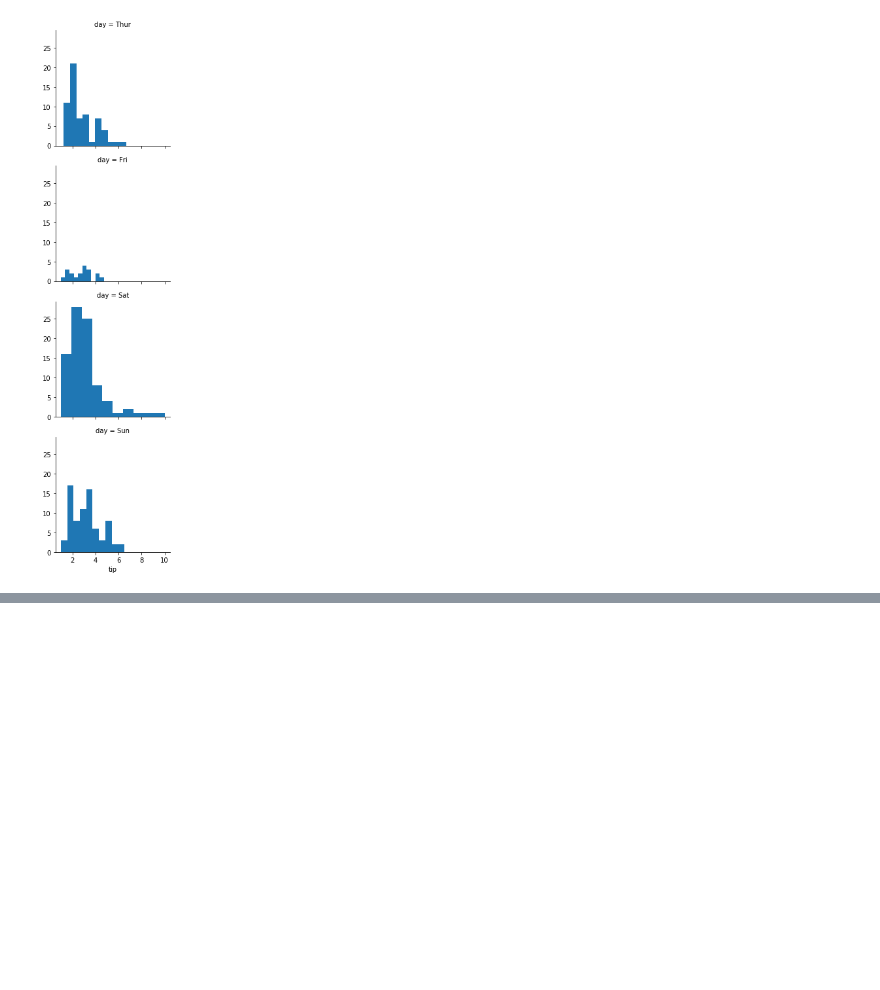
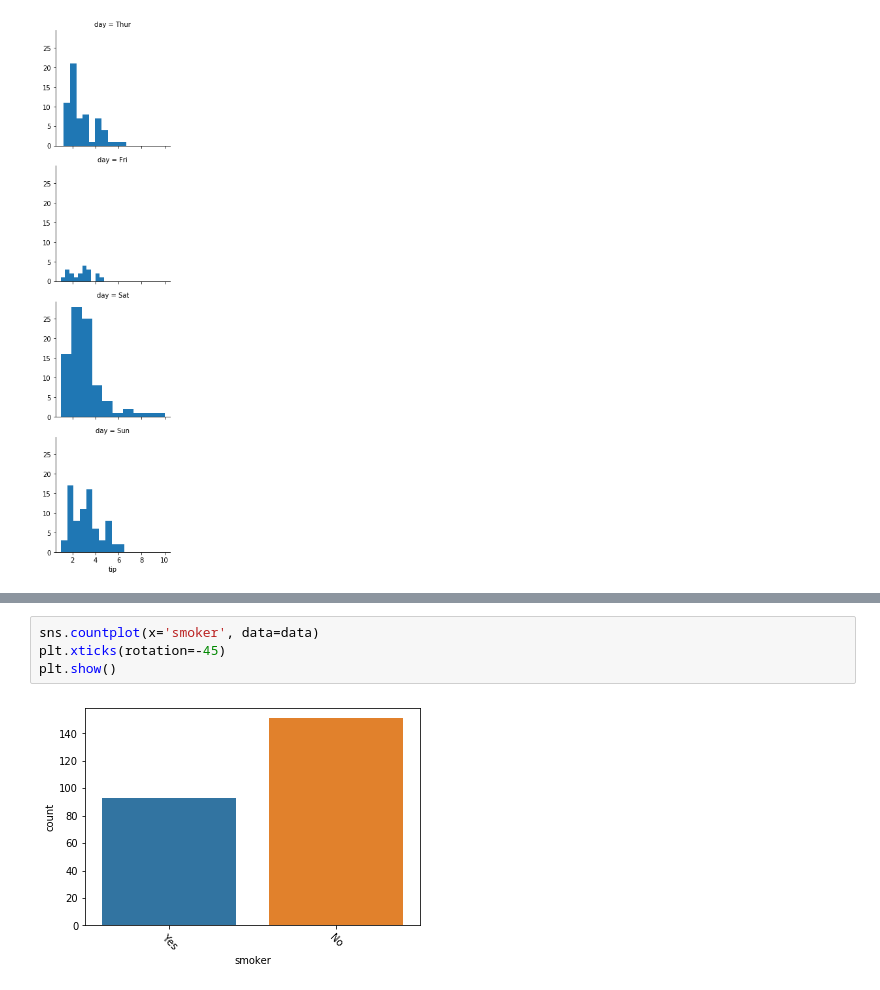
Before and after one commit to thiagogomesverissimo/notebooks, a Jupyter notebook: seaborn.ipynb, the cells around one changed output, grey strips where cells are left out. Drawn from its saved outputs; the diff is of its cells as text; blank space fills up the shorter version.

```diff
--- a/seaborn.ipynb
+++ b/seaborn.ipynb
@@ -98,0 +115,6 @@ plt.show()
+# %%
+sns.countplot(x='smoker', data=data)
+plt.xticks(rotation=-45)
+plt.show()
+# %% [output]
+[figure, added]
```
Also changed, not shown: parts of 5 cells of this notebook, 3 other files.
